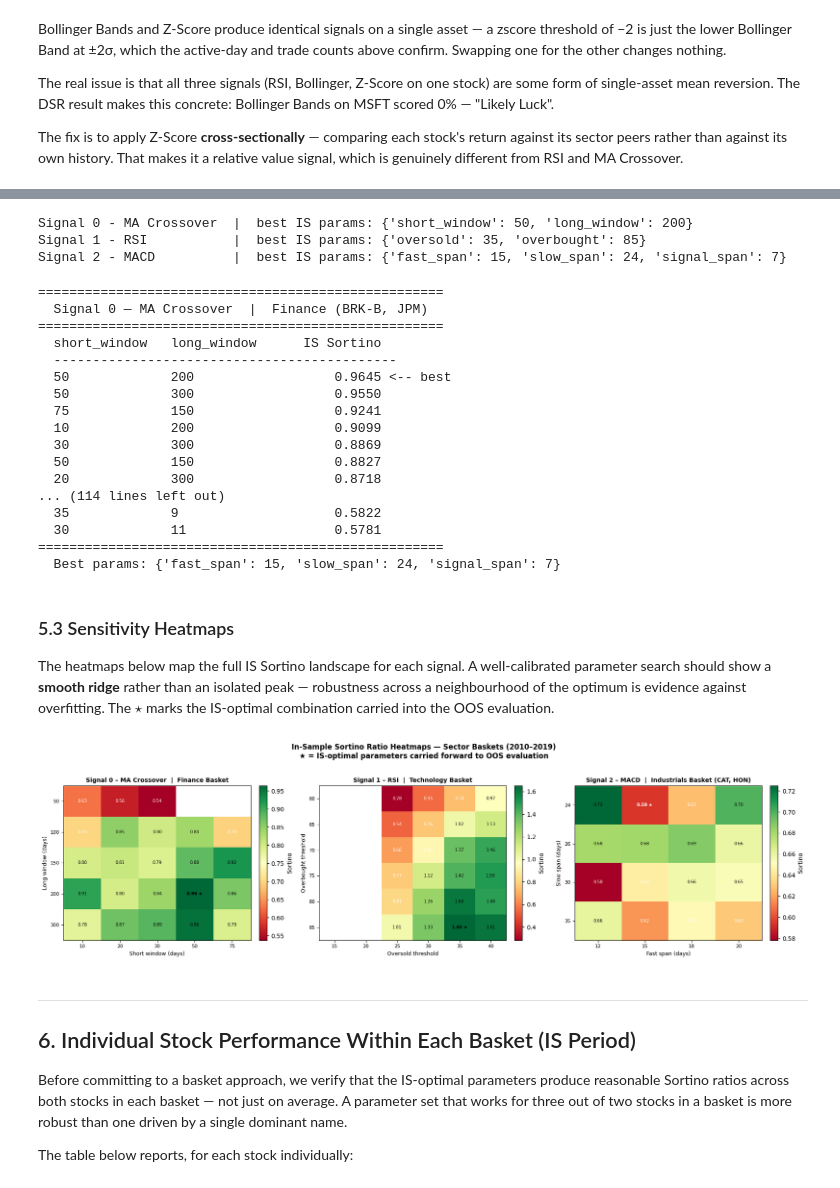
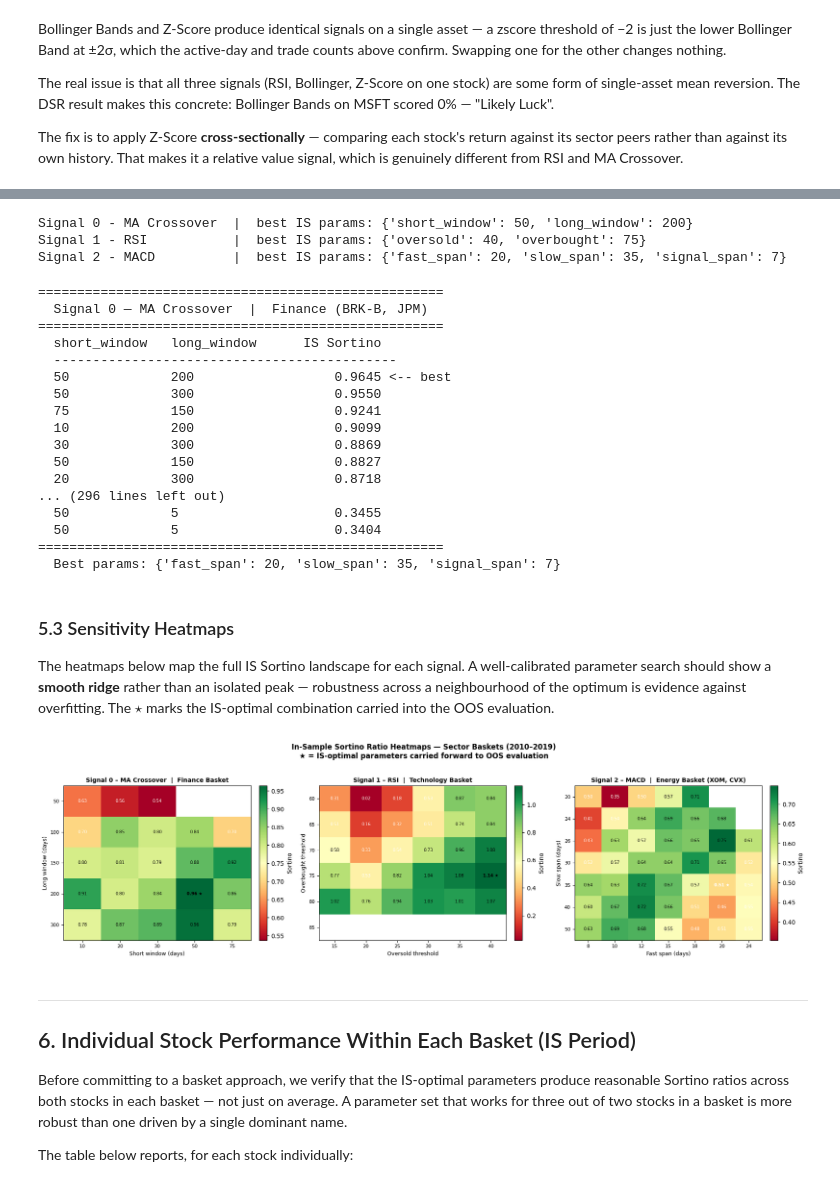
Before and after one commit to daan1shh/Computational-Finance, a Jupyter notebook: research_notebook_Daanish.ipynb, the cells around one changed output, grey strips where cells are left out. Saved outputs shown, nothing was run; the diff lists cells and outputs as text; code cells hidden in the pictures.

```diff
--- a/research_notebook_Daanish.ipynb
+++ b/research_notebook_Daanish.ipynb
@@ -254,9 +254,9 @@ Each basket is downloaded and cached to `data/finance.csv`, `data/tech.csv`, and
 # ── BASKET DEFINITIONS ───────────────────────────────────────────────────────
 import os, pathlib
 
-FINANCE_TICKERS      = ['BRK-B', 'JPM']
-TECH_TICKERS         = ['NVDA', 'GOOGL']
-INDUSTRIALS_TICKERS  = ['CAT', 'HON']
+FINANCE_TICKERS  = ['BRK-B', 'JPM']
+TECH_TICKERS     = ['AMD', 'CRM']
+ENERGY_TICKERS   = ['XOM', 'CVX']
 
 IS_END    = '2019-12-31'
 OOS_START = '2020-01-01'
@@ -295,18 +295,18 @@ def _load_basket(tickers_list, csv_name, start='2010-01-01', end='2025-12-31'):
     df.index = pd.to_datetime(df.index)
     return df
 
-df_finance      = _load_basket(FINANCE_TICKERS,     'finance.csv')
-df_tech         = _load_basket(TECH_TICKERS,         'tech.csv')
-df_industrials  = _load_basket(INDUSTRIALS_TICKERS,  'industrials.csv')
+df_finance = _load_basket(FINANCE_TICKERS, 'finance.csv')
+df_tech    = _load_basket(TECH_TICKERS,    'tech_amd_crm.csv')
+df_energy  = _load_basket(ENERGY_TICKERS,  'energy.csv')
 
 def _split(df):
     is_  = df[df.index <= IS_END]
     oos_ = df[df.index >= OOS_START]
     return is_, oos_
 
-df_finance_is,     df_finance_oos     = _split(df_finance)
-df_tech_is,        df_tech_oos        = _split(df_tech)
-df_industrials_is, df_industrials_oos = _split(df_industrials)
+df_finance_is, df_finance_oos = _split(df_finance)
+df_tech_is,    df_tech_oos    = _split(df_tech)
+df_energy_is,  df_energy_oos  = _split(df_energy)
 
 spx_csv = data_dir / 'spx.csv'
 if spx_csv.exists():
@@ -317,7 +317,7 @@ else:
     df_spx.to_csv(spx_csv)
 df_spx.index = pd.to_datetime(df_spx.index)
 
-print(f'\nBasket shapes  Finance: {df_finance.shape}  Tech: {df_tech.shape}  Industrials: {df_industrials.shape}')
+print(f'\nBasket shapes  Finance: {df_finance.shape}  Tech: {df_tech.shape}  Energy: {df_energy.shape}')
 print(f'IS window  : {df_finance_is.index[0].date()} - {df_finance_is.index[-1].date()} ({len(df_finance_is)} days)')
 print(f'OOS window : {df_finance_oos.index[0].date()} - {df_finance_oos.index[-1].date()} ({len(df_finance_oos)} days)')
 # %% [output]
@@ -433,12 +432,12 @@ _best_rsi_params = max(rsi_grid_results,
                        key=lambda x: x[1] if not (x[1] != x[1]) else -1e9)[0]
 print(f'Signal 1 - RSI           |  best IS params: {_best_rsi_params}')
 
-# Signal 2: MACD — Industrials basket (CAT, HON)
-# fast_span anchored at classic 12; slow_span anchored at classic 26.
-# Starting at 12 avoids sub-2-week windows that overfit short IS regimes.
-macd_fast_grid = [12, 15, 18, 20]
-macd_slow_grid = [24, 26, 30, 35]
-macd_sig_grid  = [7, 9, 11]
+# Signal 2: MACD — Energy basket (XOM, CVX)
+# Grid is widened so the IS-optimal parameters sit interior to the search
+# space (boundary optima are evidence of under-exploration).
+macd_fast_grid = [8, 10, 12, 15, 18, 20, 24]
+macd_slow_grid = [20, 24, 26, 30, 35, 40, 50]
+macd_sig_grid  = [5, 7, 9, 11, 13]
 
 macd_grid_results = []
 for fs in macd_fast_grid:
@@ -446,7 +445,7 @@ for fs in macd_fast_grid:
         if fs >= sl:
             continue
         for sg in macd_sig_grid:
-            score = basket_sortino(module.macd_signal, df_industrials_is,
+            score = basket_sortino(module.macd_signal, df_energy_is,
                                    fast_span=fs, slow_span=sl, signal_span=sg)
             macd_grid_results.append(({'fast_span': fs, 'slow_span': sl,
                                        'signal_span': sg}, score))
@@ -456,8 +455,8 @@ _best_macd_params = max(macd_grid_results,
 print(f'Signal 2 - MACD          |  best IS params: {_best_macd_params}')
 # %% [output]
 Signal 0 - MA Crossover  |  best IS params: {'short_window': 50, 'long_window': 200}
-Signal 1 - RSI           |  best IS params: {'oversold': 35, 'overbought': 85}
-Signal 2 - MACD          |  best IS params: {'fast_span': 15, 'slow_span': 24, 'signal_span': 7}
+Signal 1 - RSI           |  best IS params: {'oversold': 40, 'overbought': 75}
+Signal 2 - MACD          |  best IS params: {'fast_span': 20, 'slow_span': 35, 'signal_span': 7}
 # %%
 # ── PARAMETER RESULTS TABLE ──────────────────────────────────────────────────
 # Full grid results sorted by IS Sortino — easy to compare across teammates.
@@ -503,11 +502,11 @@ print_grid_results(macd_grid_results,
   30             300                  0.8869
   50             150                  0.8827
   20             300                  0.8718
-... (114 lines left out)
-  35             9                    0.5822
-  30             11                   0.5781
+... (296 lines left out)
+  50             5                    0.3455
+  50             5                    0.3404
 ====================================================
-  Best params: {'fast_span': 15, 'slow_span': 24, 'signal_span': 7}
+  Best params: {'fast_span': 20, 'slow_span': 35, 'signal_span': 7}
 # %% [markdown]
 ### 5.3 Sensitivity Heatmaps
 
@@ -567,35 +566,35 @@ fig.suptitle(
     'In-Sample Sortino Ratio Heatmaps — Sector Baskets (2010–2019)\n'
     '★ = IS-optimal parameters carried forward to OOS evaluation',
     fontsize=12, fontweight='bold', y=1.02)
 
 draw_heatmap(axes[0], ma_matrix,
              [str(l) for l in long_windows],
              [str(s) for s in short_windows],
              'Long window (days)', 'Short window (days)',
              'Signal 0 – MA Crossover  |  Finance Basket',
              star_row=long_windows.index(_best_ma_params['long_window']),
              star_col=short_windows.index(_best_ma_params['short_window']))
 
 draw_heatmap(axes[1], rsi_matrix,
              [str(o) for o in overbought_levels],
              [str(o) for o in oversold_levels],
              'Overbought threshold', 'Oversold threshold',
              'Signal 1 – RSI  |  Technology Basket',
              star_row=overbought_levels.index(_best_rsi_params['overbought']),
              star_col=oversold_levels.index(_best_rsi_params['oversold']))
 
 draw_heatmap(axes[2], macd_matrix,
              [str(e) for e in macd_slow_grid],
              [str(w) for w in macd_fast_grid],
              'Slow span (days)', 'Fast span (days)',
-             'Signal 2 – MACD  |  Industrials Basket (CAT, HON)',
+             'Signal 2 – MACD  |  Energy Basket (XOM, CVX)',
              star_row=macd_slow_grid.index(_best_macd_params['slow_span']),
              star_col=macd_fast_grid.index(_best_macd_params['fast_span']))
 
 plt.tight_layout()
 plt.show()
 # %% [output]
-[figure, old version]
+[figure, new version]
 # %% [markdown]
 ---
 ## 6. Individual Stock Performance Within Each Basket (IS Period)
```
Also changed, not shown: parts of 14 cells of this notebook, 11 other files.
